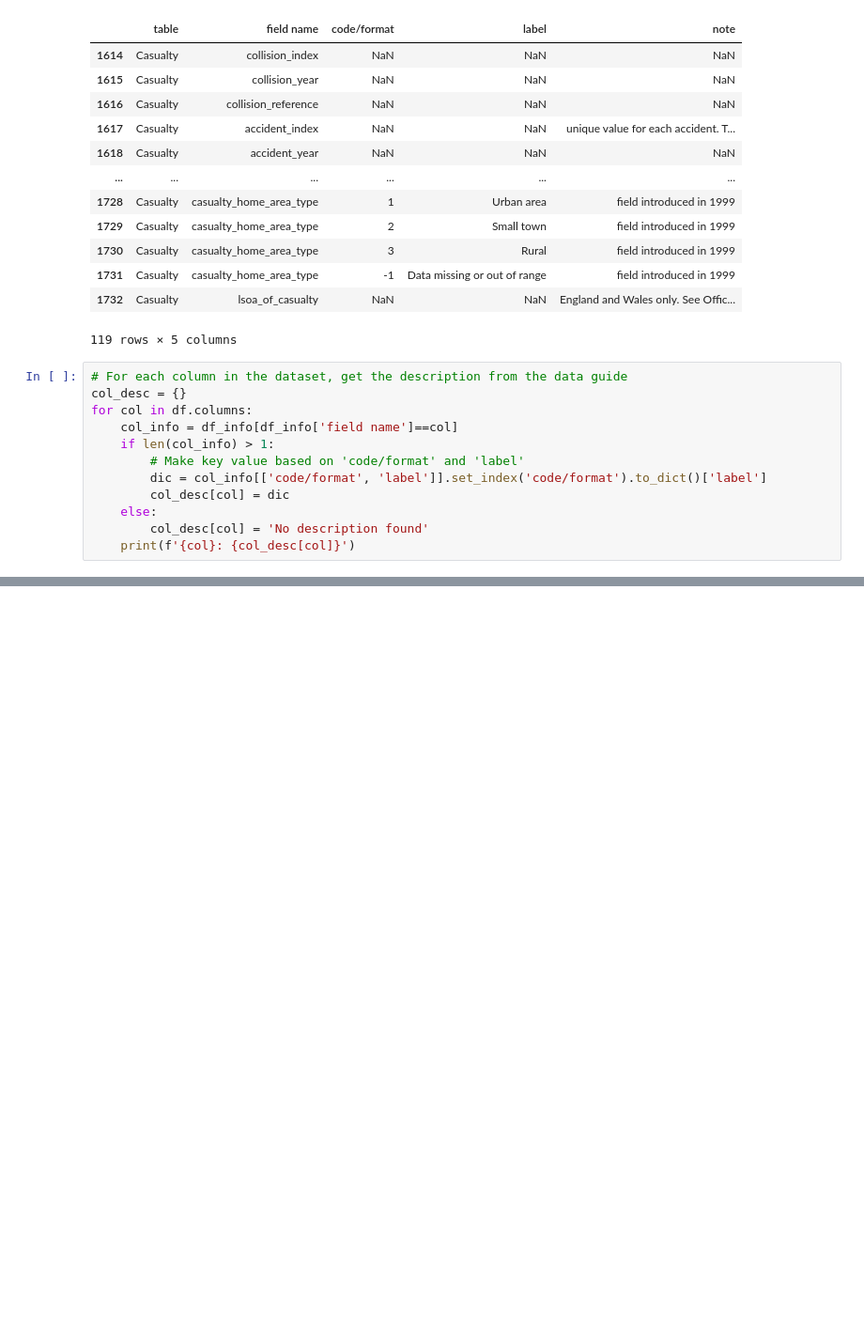
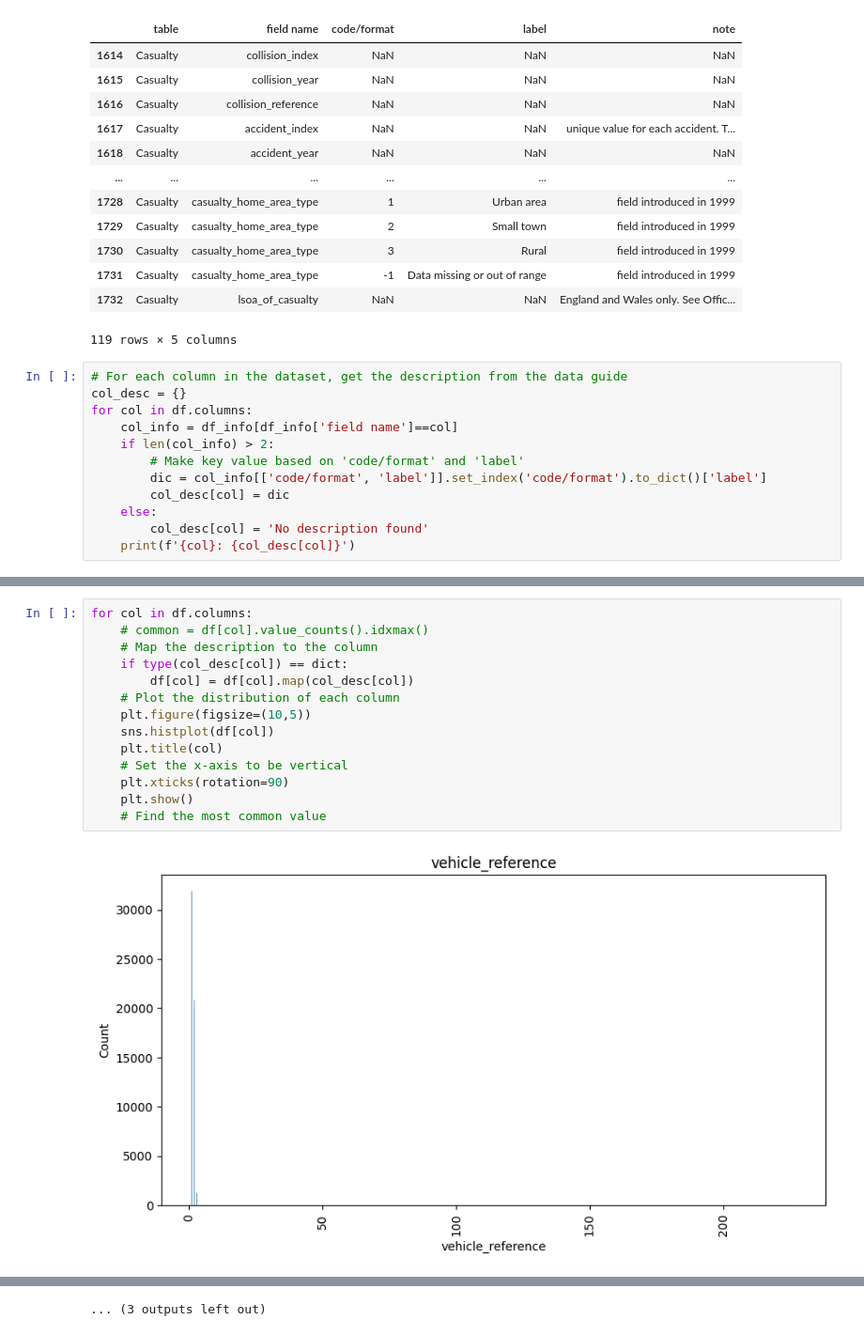
Before and after one commit to hsmmi/road-casualty-statistics, a Jupyter notebook: main.ipynb, the cells around one changed output, grey strips where cells are left out. Shown at 94% size. Cells and saved outputs as stored; diff of their text form; blank space fills up the shorter version.

```diff
--- a/main.ipynb
+++ b/main.ipynb
@@ -194,7 +194,7 @@ df_info
 col_desc = {}
 for col in df.columns:
     col_info = df_info[df_info['field name']==col]
-    if len(col_info) > 1:
+    if len(col_info) > 2:
         # Make key value based on 'code/format' and 'label'
         dic = col_info[['code/format', 'label']].set_index('code/format').to_dict()['label']
         col_desc[col] = dic
@@ -219,0 +220,16 @@ pause
+# %%
+for col in df.columns:
+    # common = df[col].value_counts().idxmax()
+    # Map the description to the column
+    if type(col_desc[col]) == dict:
+        df[col] = df[col].map(col_desc[col])
+    # Plot the distribution of each column
+    plt.figure(figsize=(10,5))
+    sns.histplot(df[col])
+    plt.title(col)
+    # Set the x-axis to be vertical
+    plt.xticks(rotation=90)
+    plt.show()
+    # Find the most common value
+# %% [output]
+[figure, added]
@@ -219,0 +247 @@ pause
+... (3 outputs left out)
```
Also changed, not shown: parts of 2 cells of this notebook.
